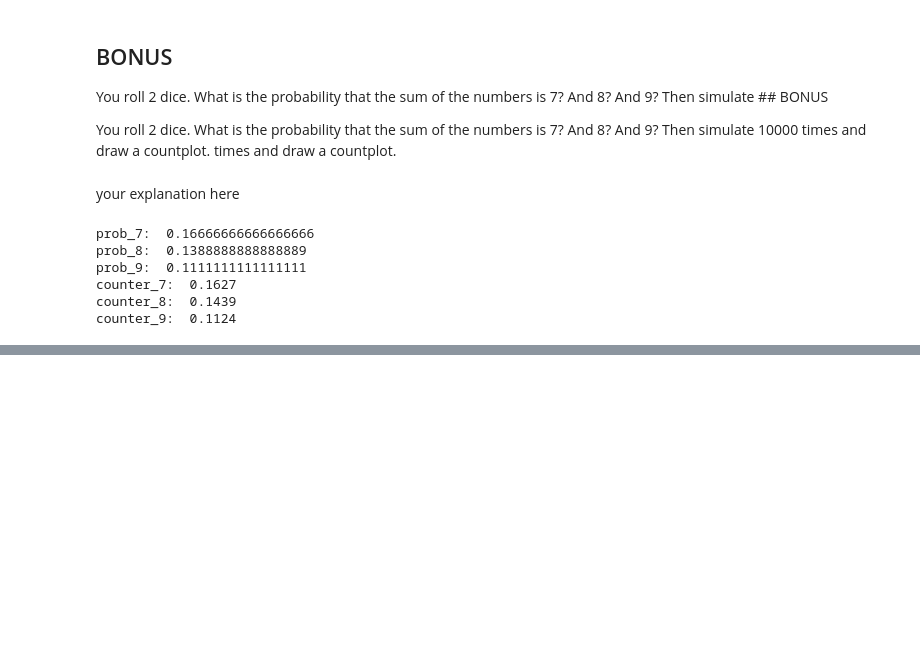
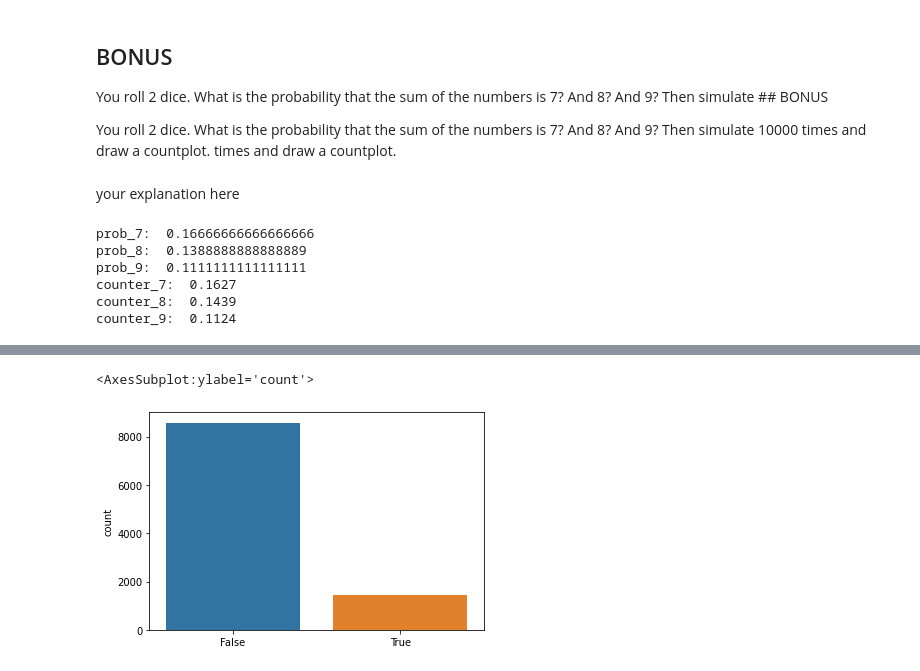
Before and after one commit to Ironhack-Data-Madrid-Agosto-2021/lab-probability-intro, a Jupyter notebook: your-code/main.ipynb, the cells around one changed output, grey strips where cells are left out. Drawn from its saved outputs; the diff is of its cells as text; code cells hidden in the pictures; blank space fills up the shorter version.

```diff
--- a/your-code/main.ipynb
+++ b/your-code/main.ipynb
@@ -163,0 +184,5 @@ your solution here
+# %%
+sns.countplot(frequencies2)
+# %% [output]
+<AxesSubplot:ylabel='count'>
+[figure, added]
```
Also changed, not shown: parts of 5 cells of this notebook.
